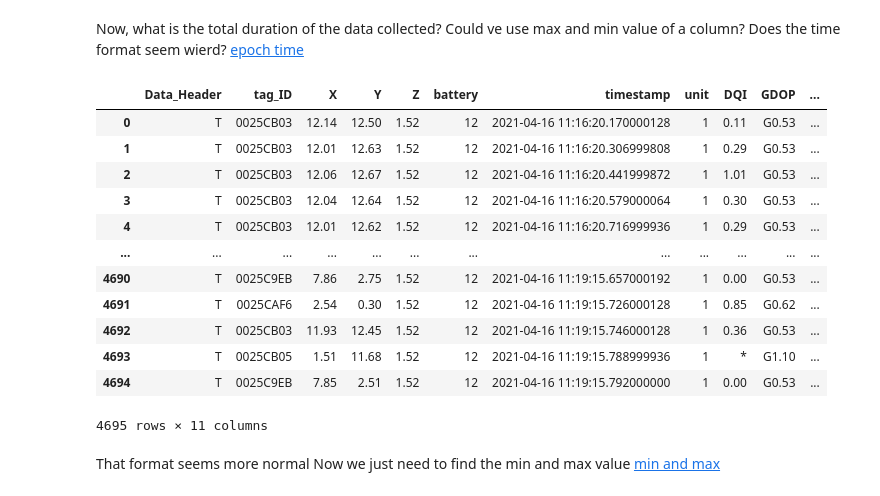
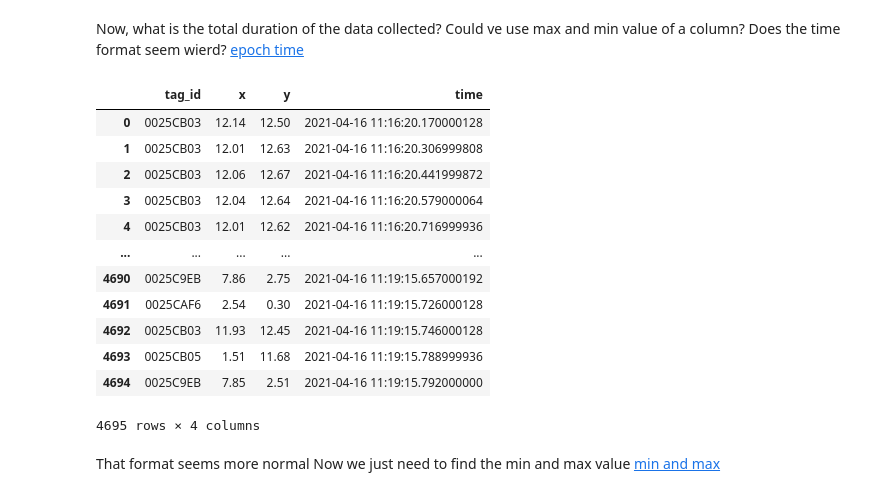
Before and after one commit to kakke14/TA_Content, a Jupyter notebook: advanced_technologies_in_construction/lecture_3/RTLS_Lecture.ipynb, the cells around one changed output. Drawn from its saved outputs; the diff is of its cells as text; code cells hidden in the pictures.

```diff
--- a/advanced_technologies_in_construction/lecture_3/RTLS_Lecture.ipynb
+++ b/advanced_technologies_in_construction/lecture_3/RTLS_Lecture.ipynb
@@ -91,6 +91,6 @@ The data that will be the subject for this lecture is RTLS data, more specifical
 The data is written as comma seperated data and the collomns correspond to:
 <Data Header>,<tag ID>,<X>,<Y>,<Z>,<battery>,<timestamp>,<unit>,<DQI>,<GDOP>,<Locate-Details>,<LF>
 # %%
-df = pd.read_csv("A.txt", names=["Data_Header","tag_ID","X","Y","Z","battery","timestamp","unit","DQI","GDOP","Locate_Details"], converters = {'tag_ID': str})
+df = pd.read_csv("A.txt", names=["data_header","tag_id","x","y","z","battery","time","unit","dqi","gdop","locate_details"], converters = {'tag_ID': str})
 df.head()
 # %% [output]
@@ -103,3 +106,5 @@ df.head()
+# %%
+df = df[['tag_id','x','y','time']]
 # %% [markdown]
 That was reading the data, it may be interesting to figure out how many tags that are present in the data
 but are there any smart ways to do so ?
@@ -116,22 +121,22 @@ Now, what is the total duration of the data collected?
 Could ve use max and min value of a column?
 Does the time format seem wierd? [epoch time](https://www.epochconverter.com/)
 # %%
-df.timestamp = pd.to_datetime(df.timestamp.values.astype(float),unit='s')
+df.time = pd.to_datetime(df.time.values.astype(float),unit='s')
 df
 # %% [output]
-|  | Data_Header | tag_ID | X | Y | Z | battery | timestamp | unit | DQI | GDOP | ... |
-| 0 | T | 0025CB03 | 12.14 | 12.50 | 1.52 | 12 | 2021-04-16 11:16:20.170000128 | 1 | 0.11 | G0.53 | ... |
-| 1 | T | 0025CB03 | 12.01 | 12.63 | 1.52 | 12 | 2021-04-16 11:16:20.306999808 | 1 | 0.29 | G0.53 | ... |
-| 2 | T | 0025CB03 | 12.06 | 12.67 | 1.52 | 12 | 2021-04-16 11:16:20.441999872 | 1 | 1.01 | G0.53 | ... |
-| 3 | T | 0025CB03 | 12.04 | 12.64 | 1.52 | 12 | 2021-04-16 11:16:20.579000064 | 1 | 0.30 | G0.53 | ... |
-| 4 | T | 0025CB03 | 12.01 | 12.62 | 1.52 | 12 | 2021-04-16 11:16:20.716999936 | 1 | 0.29 | G0.53 | ... |
-| ... | ... | ... | ... | ... | ... | ... | ... | ... | ... | ... | ... |
-| 4690 | T | 0025C9EB | 7.86 | 2.75 | 1.52 | 12 | 2021-04-16 11:19:15.657000192 | 1 | 0.00 | G0.53 | ... |
-| 4691 | T | 0025CAF6 | 2.54 | 0.30 | 1.52 | 12 | 2021-04-16 11:19:15.726000128 | 1 | 0.85 | G0.62 | ... |
-| 4692 | T | 0025CB03 | 11.93 | 12.45 | 1.52 | 12 | 2021-04-16 11:19:15.746000128 | 1 | 0.36 | G0.53 | ... |
-| 4693 | T | 0025CB05 | 1.51 | 11.68 | 1.52 | 12 | 2021-04-16 11:19:15.788999936 | 1 | * | G1.10 | ... |
-| 4694 | T | 0025C9EB | 7.85 | 2.51 | 1.52 | 12 | 2021-04-16 11:19:15.792000000 | 1 | 0.00 | G0.53 | ... |
+|  | tag_id | x | y | time |
+| 0 | 0025CB03 | 12.14 | 12.50 | 2021-04-16 11:16:20.170000128 |
+| 1 | 0025CB03 | 12.01 | 12.63 | 2021-04-16 11:16:20.306999808 |
+| 2 | 0025CB03 | 12.06 | 12.67 | 2021-04-16 11:16:20.441999872 |
+| 3 | 0025CB03 | 12.04 | 12.64 | 2021-04-16 11:16:20.579000064 |
+| 4 | 0025CB03 | 12.01 | 12.62 | 2021-04-16 11:16:20.716999936 |
+| ... | ... | ... | ... | ... |
+| 4690 | 0025C9EB | 7.86 | 2.75 | 2021-04-16 11:19:15.657000192 |
+| 4691 | 0025CAF6 | 2.54 | 0.30 | 2021-04-16 11:19:15.726000128 |
+| 4692 | 0025CB03 | 11.93 | 12.45 | 2021-04-16 11:19:15.746000128 |
+| 4693 | 0025CB05 | 1.51 | 11.68 | 2021-04-16 11:19:15.788999936 |
+| 4694 | 0025C9EB | 7.85 | 2.51 | 2021-04-16 11:19:15.792000000 |
-4695 rows × 11 columns
+4695 rows × 4 columns
 # %% [markdown]
 That format seems more normal
 Now we just need to find the min and max value [min and max](https://www.kite.com/python/answers/how-to-find-the-max-value-of-a-pandas-dataframe-column-in-python)
```
Also changed, not shown: parts of 27 cells of this notebook, 2 other files.
